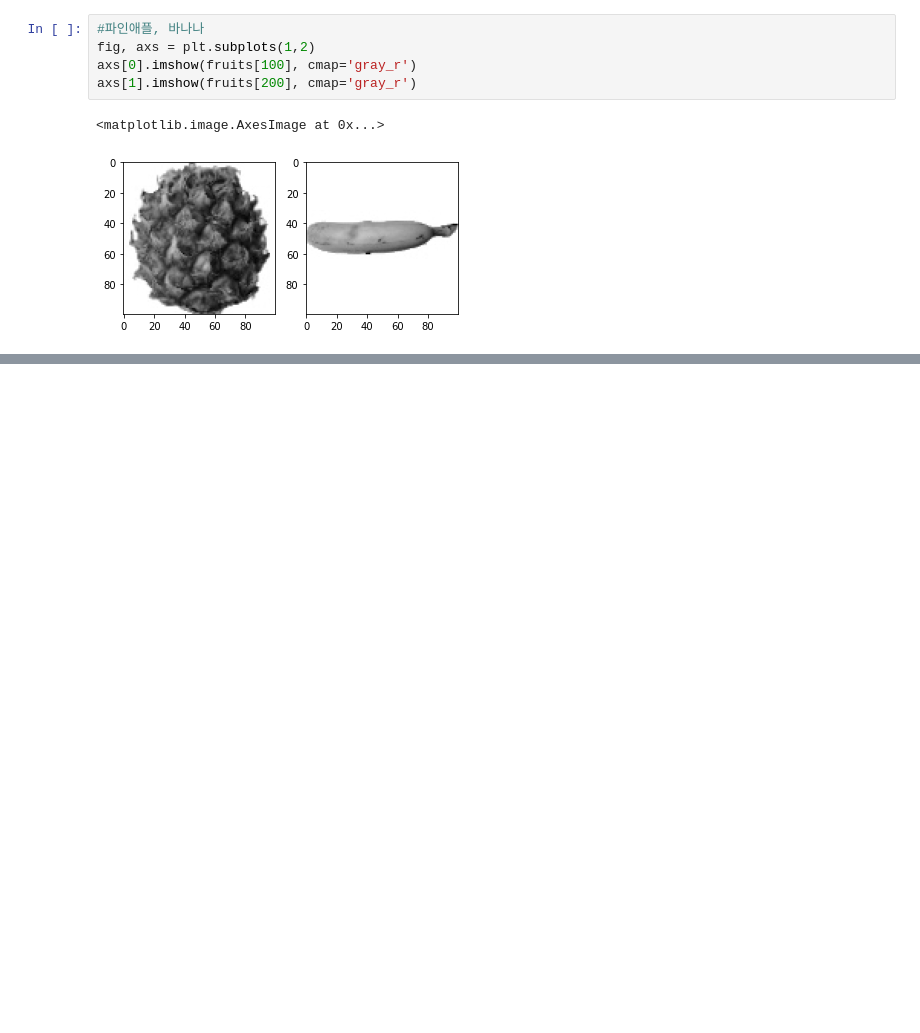
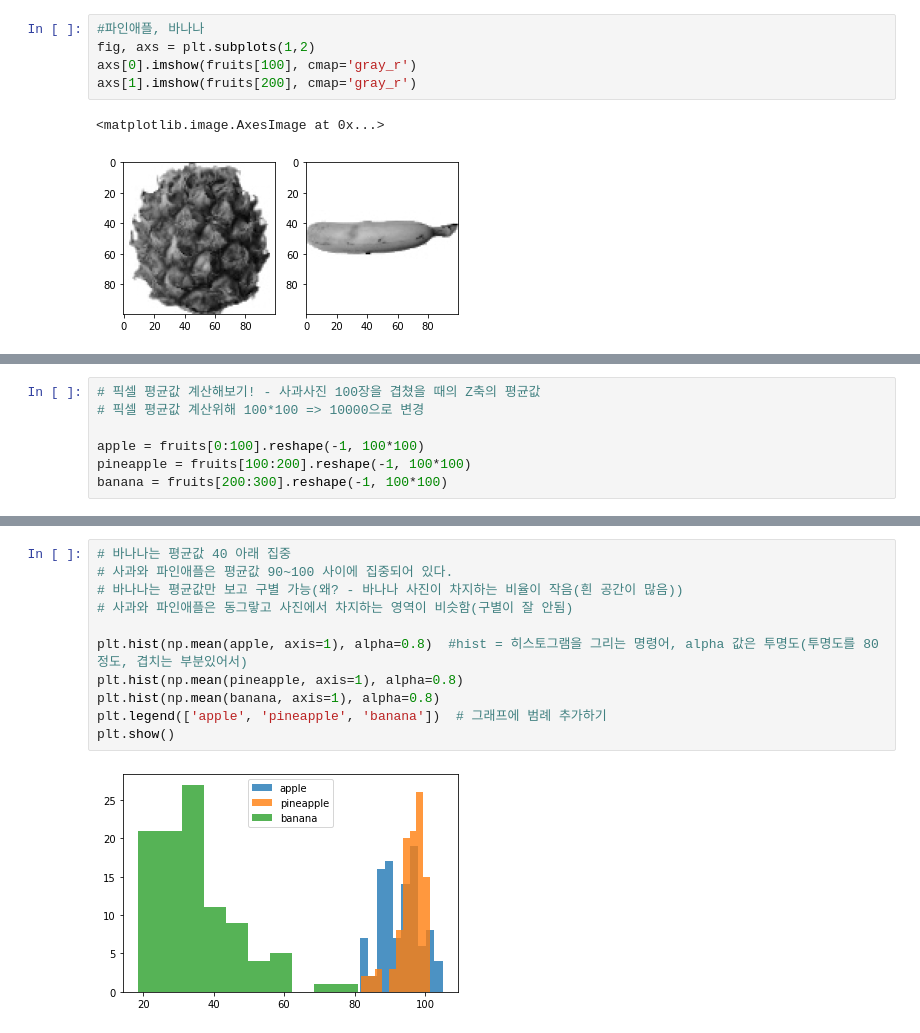
Before and after one commit to YouKyoung-Na/cnu_python_basic, a Jupyter notebook: 클러스터링 모델.ipynb, the cells around one changed output, grey strips where cells are left out. Drawn from its saved outputs; the diff is of its cells as text; blank space fills up the shorter version.

```diff
--- a/클러스터링 모델.ipynb
+++ b/클러스터링 모델.ipynb
@@ -54,0 +66,7 @@ axs[1].imshow(fruits[200], cmap='gray_r')
+# %%
+# 픽셀 평균값 계산해보기! - 사과사진 100장을 겹쳤을 때의 Z축의 평균값
+# 픽셀 평균값 계산위해 100*100 => 10000으로 변경
+
+apple = fruits[0:100].reshape(-1, 100*100)
+pineapple = fruits[100:200].reshape(-1, 100*100)
+banana = fruits[200:300].reshape(-1, 100*100)
@@ -54,0 +95,13 @@ axs[1].imshow(fruits[200], cmap='gray_r')
+# %%
+# 바나나는 평균값 40 아래 집중
+# 사과와 파인애플은 평균값 90~100 사이에 집중되어 있다.
+# 바나나는 평균값만 보고 구별 가능(왜? - 바나나 사진이 차지하는 비율이 작음(흰 공간이 많음))
+# 사과와 파인애플은 동그랗고 사진에서 차지하는 영역이 비슷함(구별이 잘 안됨)
+
+plt.hist(np.mean(apple, axis=1), alpha=0.8)  #hist = 히스토그램을 그리는 명령어, alpha 값은 투명도(투명도를 80정도, 겹치는 부분있어서)
+plt.hist(np.mean(pineapple, axis=1), alpha=0.8)
+plt.hist(np.mean(banana, axis=1), alpha=0.8)
+plt.legend(['apple', 'pineapple', 'banana'])  # 그래프에 범례 추가하기
+plt.show()
+# %% [output]
+[figure, added]
```
Also changed, not shown: parts of 16 cells of this notebook, 2 other files.
